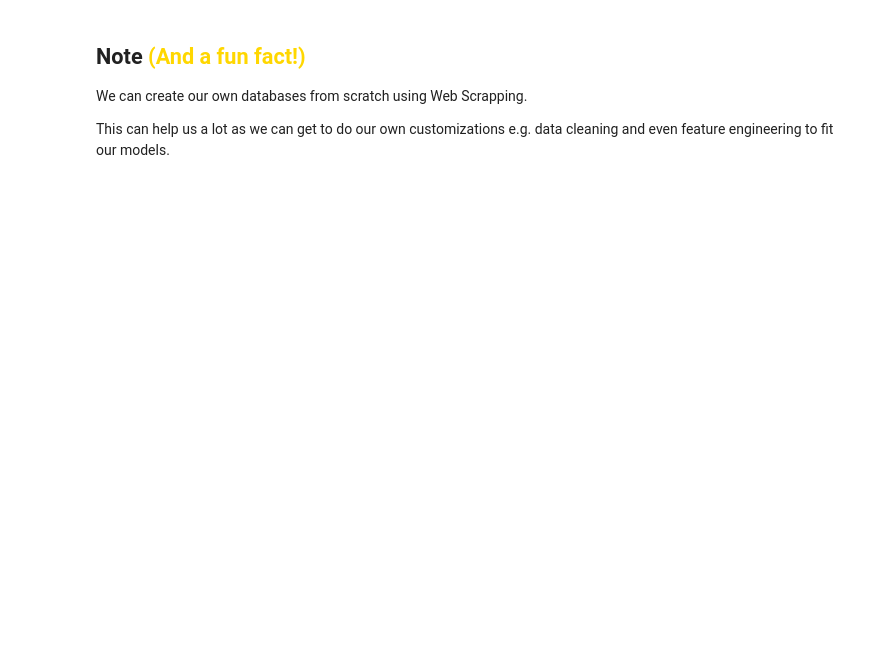
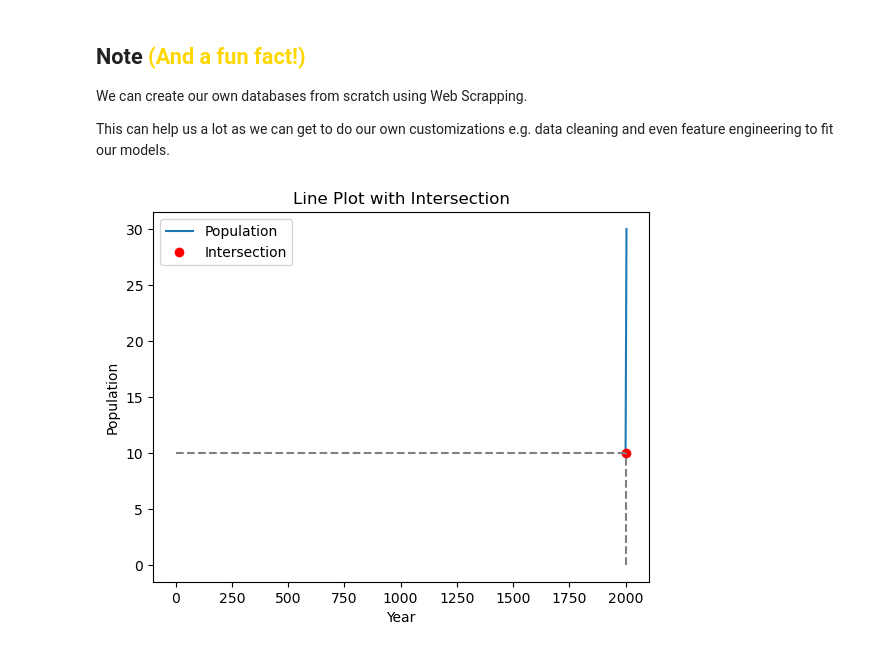
Before and after one commit to BILDADMOSES/Web-Scraping, a Jupyter notebook: Web_Scrapping.ipynb, the cells around one changed output. Drawn from its saved outputs; the diff is of its cells as text; code cells hidden in the pictures; blank space fills up the shorter version.

```diff
--- a/Web_Scrapping.ipynb
+++ b/Web_Scrapping.ipynb
@@ -154,3 +154,40 @@ The directives below for example, specify the directories, files and paths that
 We can create our own databases from scratch using Web Scrapping.
 
 This can help us a lot as we can get to do our own customizations e.g. data cleaning and even feature engineering to fit our models.
+# %%
+import matplotlib.pyplot as plt
+import numpy as np
+
+# Sample data
+year = [2000, 2001, 2002, 2003, 2004]
+pop = [10, 15, 20, 25, 30]
+
+# Make a line plot: year on the x-axis, pop on the y-axis
+plt.plot(year, pop, label='Population')
+
+y_intersection = 10
+
+# Find the x-coordinate using interpolation
+x_intersection = np.interp(y_intersection, pop, year)
+
+# Plot the intersection point using red circle marker
+plt.plot(x_intersection, y_intersection, 'ro', label='Intersection')
+
+# Draw a vertical line from the x-axis to the intersection point
+plt.vlines(x_intersection, ymin=0, ymax=y_intersection, linestyles='dashed', colors='gray')
+
+# Draw a horizontal line from the y-axis to the intersection point
+plt.hlines(y_intersection, xmin=0, xmax=x_intersection, linestyles='dashed', colors='gray')
+
+# Add legend
+plt.legend()
+
+# Add labels and title
+plt.xlabel('Year')
+plt.ylabel('Population')
+plt.title('Line Plot with Intersection')
+
+# Display the plot with plt.show()
+plt.show()
+# %% [output]
+[figure, added]
```
Also changed, not shown: parts of 1 cell of this notebook.
